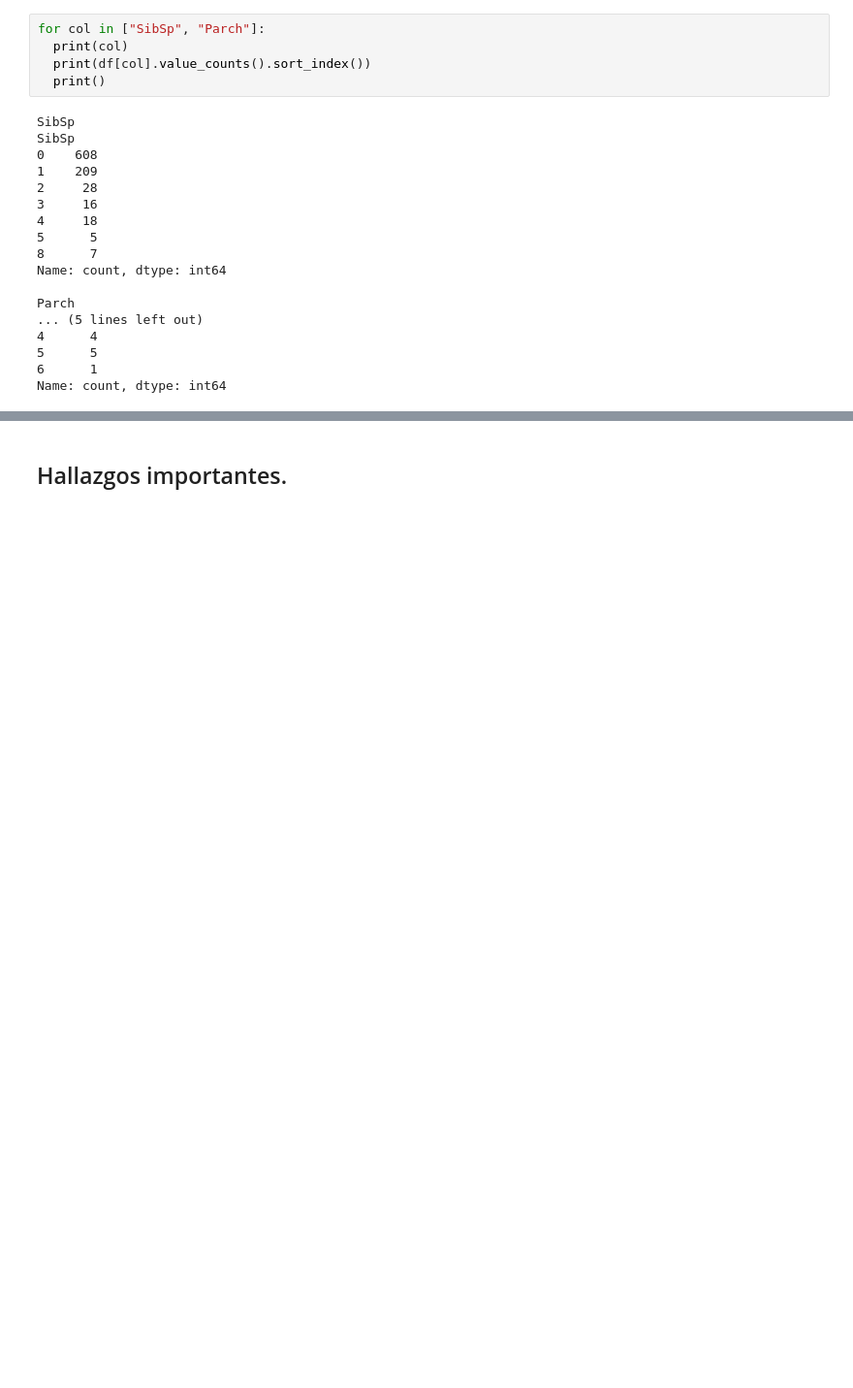
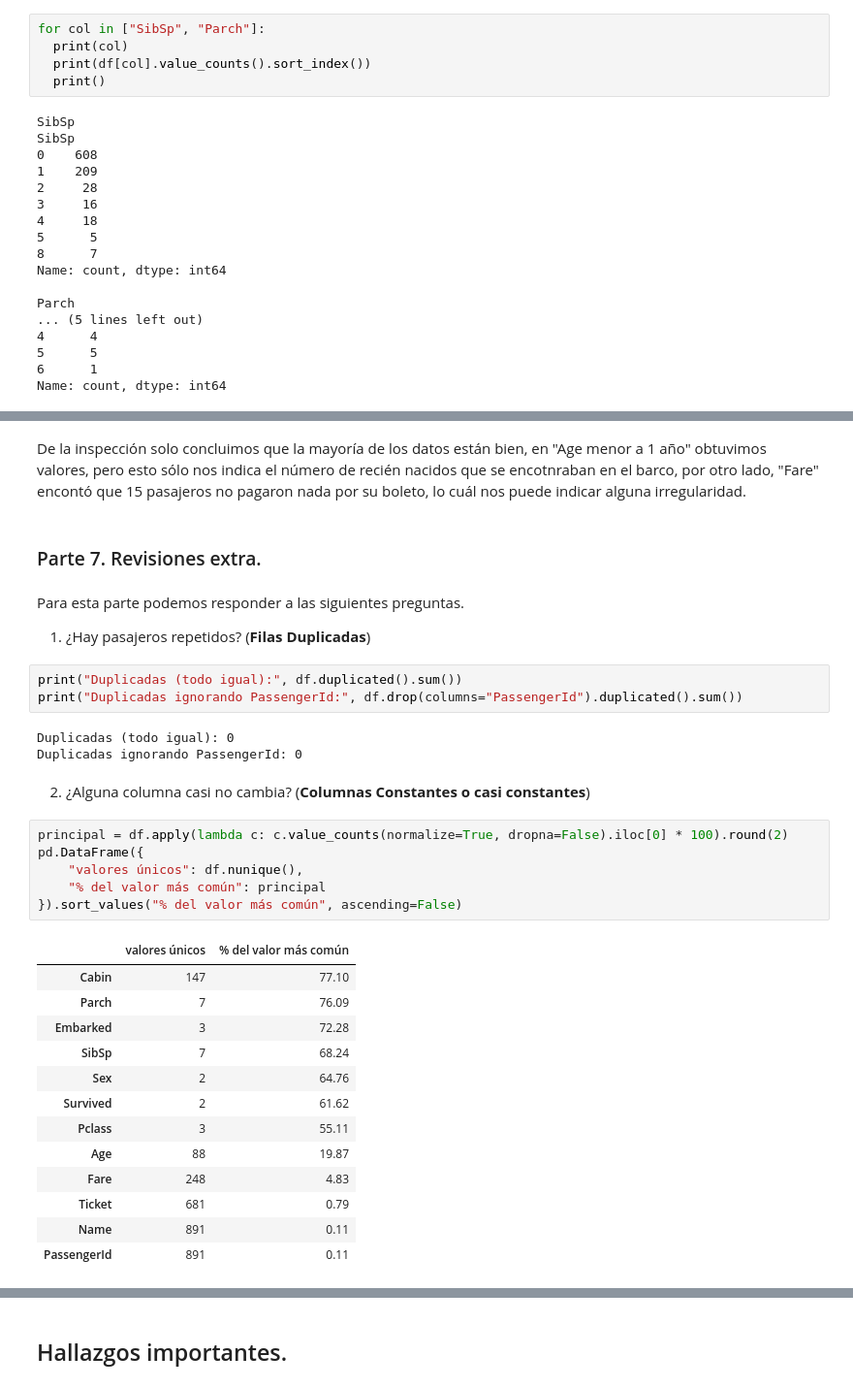
Before and after one commit to FabsRobles/Practica2-IA, a Jupyter notebook: notebook/Titanic_EDA.ipynb, the cells around one changed output, grey strips where cells are left out. Shown at 97% size. Saved outputs shown, nothing was run; the diff lists cells and outputs as text; blank space fills up the shorter version.

```diff
--- a/notebook/Titanic_EDA.ipynb
+++ b/notebook/Titanic_EDA.ipynb
@@ -283,0 +331,36 @@ Con los valores obtenidos para las variables numéricas solo podemos concluir qu
+# %% [markdown]
+De la inspección solo concluimos que la mayoría de los datos están bien, en "Age menor a 1 año" obtuvimos valores, pero esto sólo nos indica el número de recién nacidos que se encotnraban en el barco, por otro lado, "Fare" encontó que 15 pasajeros no pagaron nada por su boleto, lo cuál nos puede indicar alguna irregularidad.
+# %% [markdown]
+### Parte 7. Revisiones extra.
+# %% [markdown]
+Para esta parte podemos responder a las siguientes preguntas.
+
+1. ¿Hay pasajeros repetidos? (**Filas Duplicadas**)
+# %%
+print("Duplicadas (todo igual):", df.duplicated().sum())
+print("Duplicadas ignorando PassengerId:", df.drop(columns="PassengerId").duplicated().sum())
+# %% [output]
+Duplicadas (todo igual): 0
+Duplicadas ignorando PassengerId: 0
+# %% [markdown]
+2. ¿Alguna columna casi no cambia? (**Columnas Constantes o casi constantes**)
+# %%
+principal = df.apply(lambda c: c.value_counts(normalize=True, dropna=False).iloc[0] * 100).round(2)
+pd.DataFrame({
+    "valores únicos": df.nunique(),
+    "% del valor más común": principal
+}).sort_values("% del valor más común", ascending=False)
+# %% [output]
+|  | valores únicos | % del valor más común |
+| Cabin | 147 | 77.10 |
+| Parch | 7 | 76.09 |
+| Embarked | 3 | 72.28 |
+| SibSp | 7 | 68.24 |
+| Sex | 2 | 64.76 |
+| Survived | 2 | 61.62 |
+| Pclass | 3 | 55.11 |
+| Age | 88 | 19.87 |
+| Fare | 248 | 4.83 |
+| Ticket | 681 | 0.79 |
+| Name | 891 | 0.11 |
+| PassengerId | 891 | 0.11 |
```
Also changed, not shown: parts of 19 cells of this notebook.
